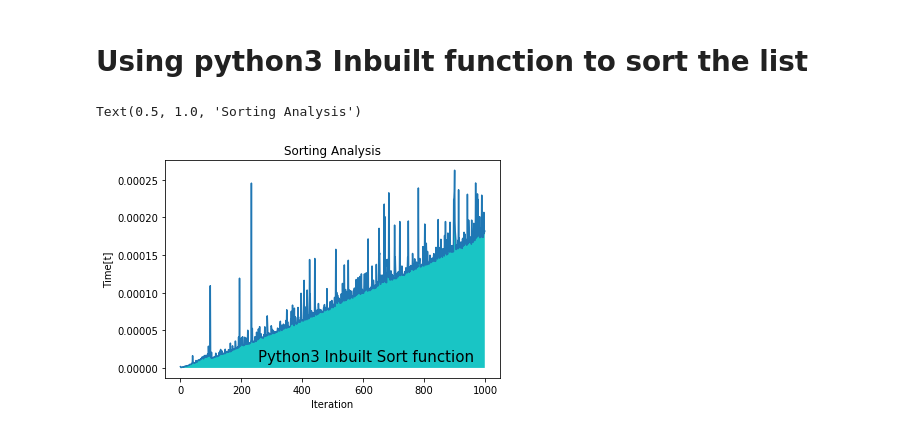
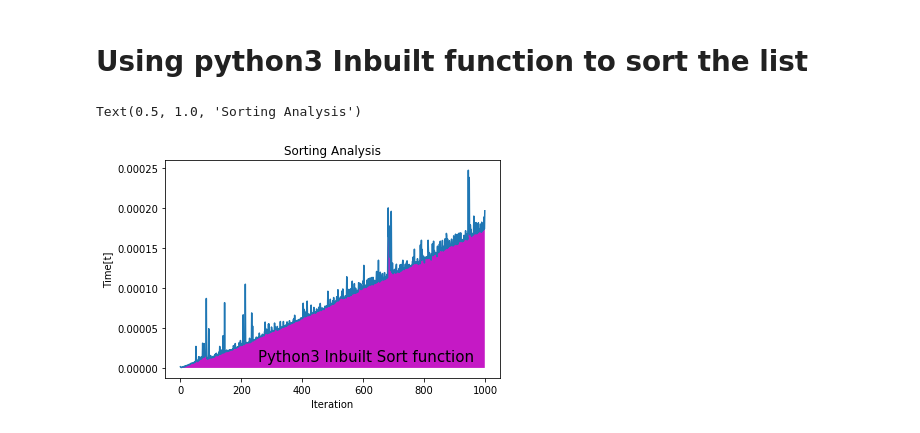
Before and after one commit to ManishShah120/Analysis-of-Sorting-Algorithm, a Jupyter notebook: Analysis_of_Any_Sorting_Algorithm.ipynb, the cells around one changed output. Saved outputs shown, nothing was run; the diff lists cells and outputs as text; code cells hidden in the pictures.

```diff
--- a/Analysis_of_Any_Sorting_Algorithm.ipynb
+++ b/Analysis_of_Any_Sorting_Algorithm.ipynb
@@ -136,25 +136,25 @@ Text(0.5, 1.0, 'Sorting Analysis')
 # %%
 y_lim = [] #List of the numbers for the Y_Label
 for i in range(1,1001):
     l.clear()
     storran(i)
     s_time = time.time()# Start Time
     #bubble()
     #selecte()
     #inserte()
     l.sort()
     e_time = time.time()#End Time
     y_lim.append(e_time-s_time)
     #print(i,"Elements sorted in:- ",e_time-s_time)# Incase if we want to see the sorting time of each list
     #print(l)# To print the lists of all the random numbers
 
 #Codes to plot the graph
 plt.xlabel('Iteration')
 plt.ylabel("Time[t]")
 plt.plot(x_lim,y_lim)
-plt.fill_between(x_lim,y_lim,facecolor='c', alpha=0.9)
+plt.fill_between(x_lim,y_lim,facecolor='m', alpha=0.9)
 plt.text(255,0.000009,"Python3 Inbuilt Sort function",fontsize=15)
 plt.title("Sorting Analysis")
 # %% [output]
 Text(0.5, 1.0, 'Sorting Analysis')
-[figure, old version]
+[figure, new version]
```
Also changed, not shown: parts of 4 cells of this notebook.
